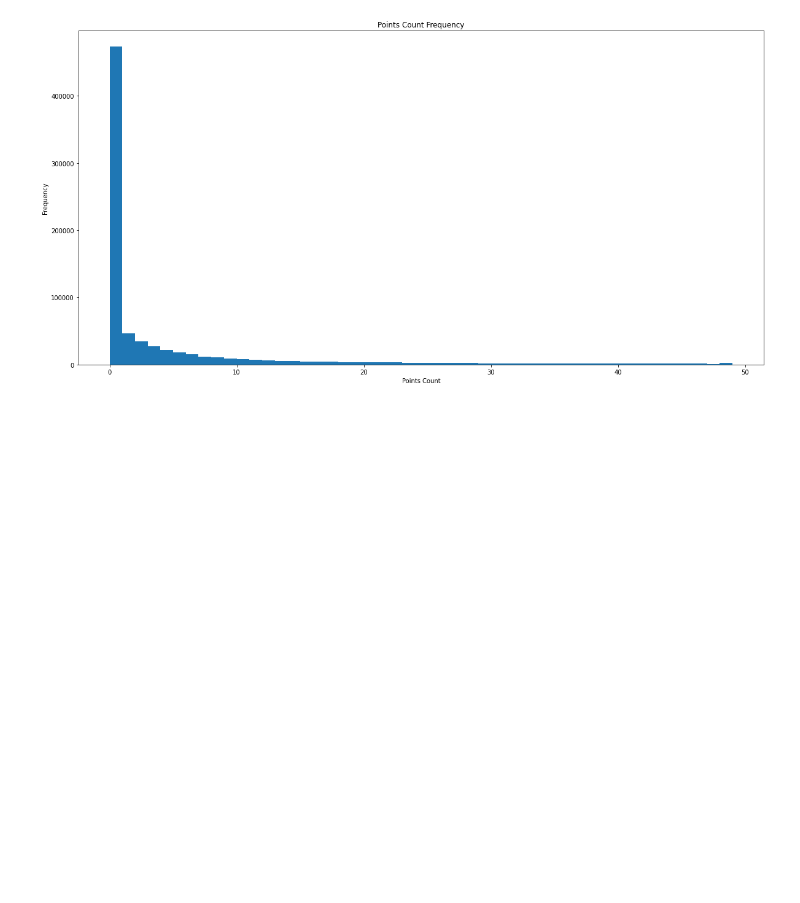
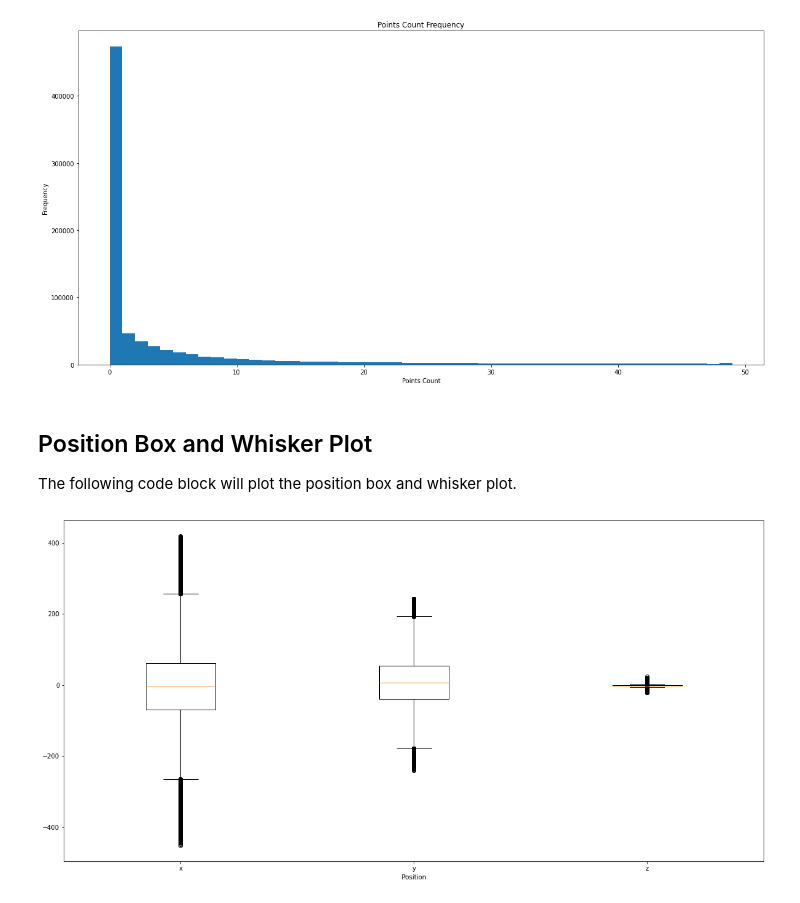
Before and after one commit to matthewalunni/object-recognition-autonomous-vehicles, a Jupyter notebook: data.ipynb, the cells around one changed output. Saved outputs shown, nothing was run; the diff lists cells and outputs as text; code cells hidden in the pictures; blank space fills up the shorter version.

Commit message:
feat: position box and whisker

```diff
--- a/data.ipynb
+++ b/data.ipynb
@@ -141,3 +141,30 @@ plt.hist(df['points_count'], bins=np.arange(0, 50, 1))
 plt.show()
 # %% [output]
 [figure]
+# %% [markdown]
+## Position Box and Whisker Plot
+The following code block will plot the position box and whisker plot.
+# %%
+# create a box and whisker plot of the position data for each position
+plt.xlabel('Position')
+y_ticks = ['x', 'y', 'z']
+
+positions = {
+    'x': [],
+    'y': [],
+    'z': []
+}
+for cuboid in data:
+    position = cuboid['position']
+    x_value = position['x']
+    y_value = position['y']
+    z_value = position['z']
+    positions['x'].append(x_value)
+    positions['y'].append(y_value)
+    positions['z'].append(z_value)
+
+# create a box and whisker plot of the position data for each position
+plt.boxplot(positions.values(), labels=positions.keys())
+plt.show()
+# %% [output]
+[figure, added]
```
